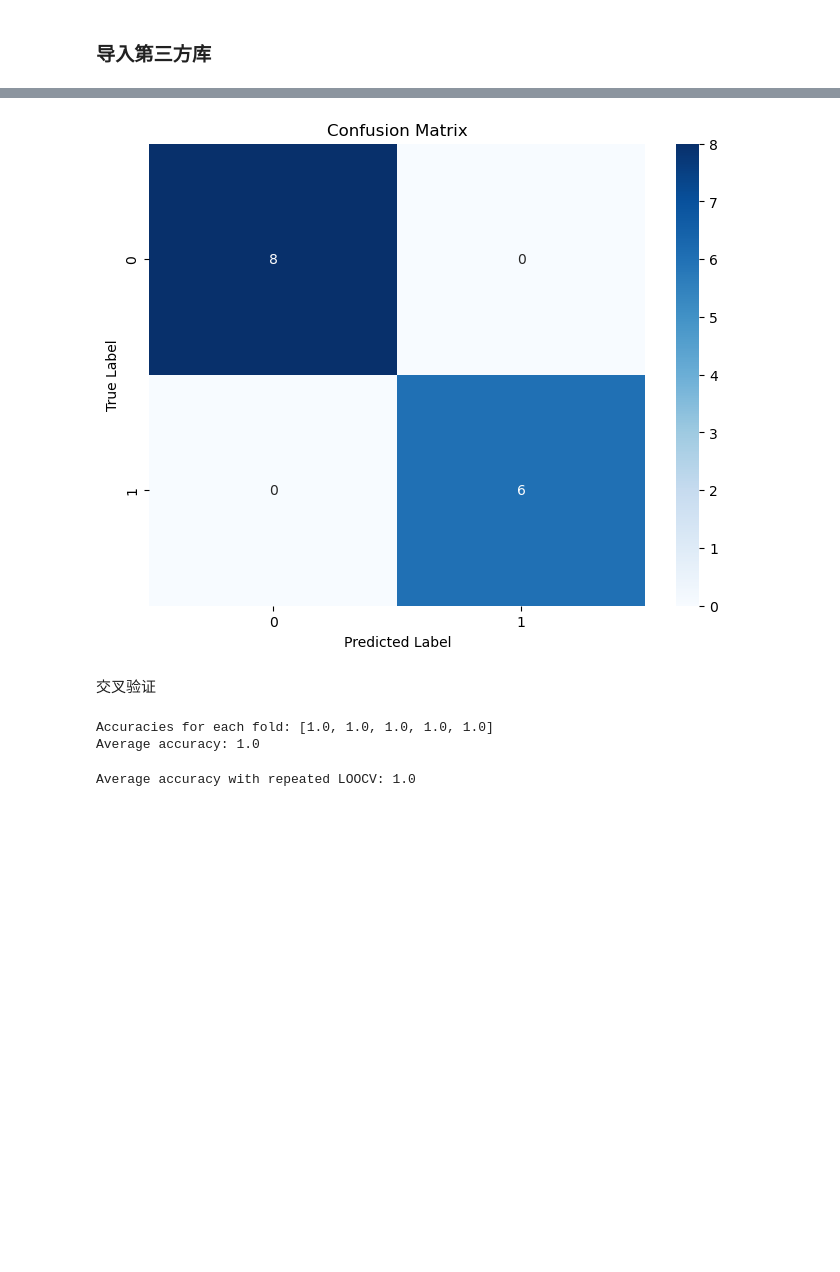
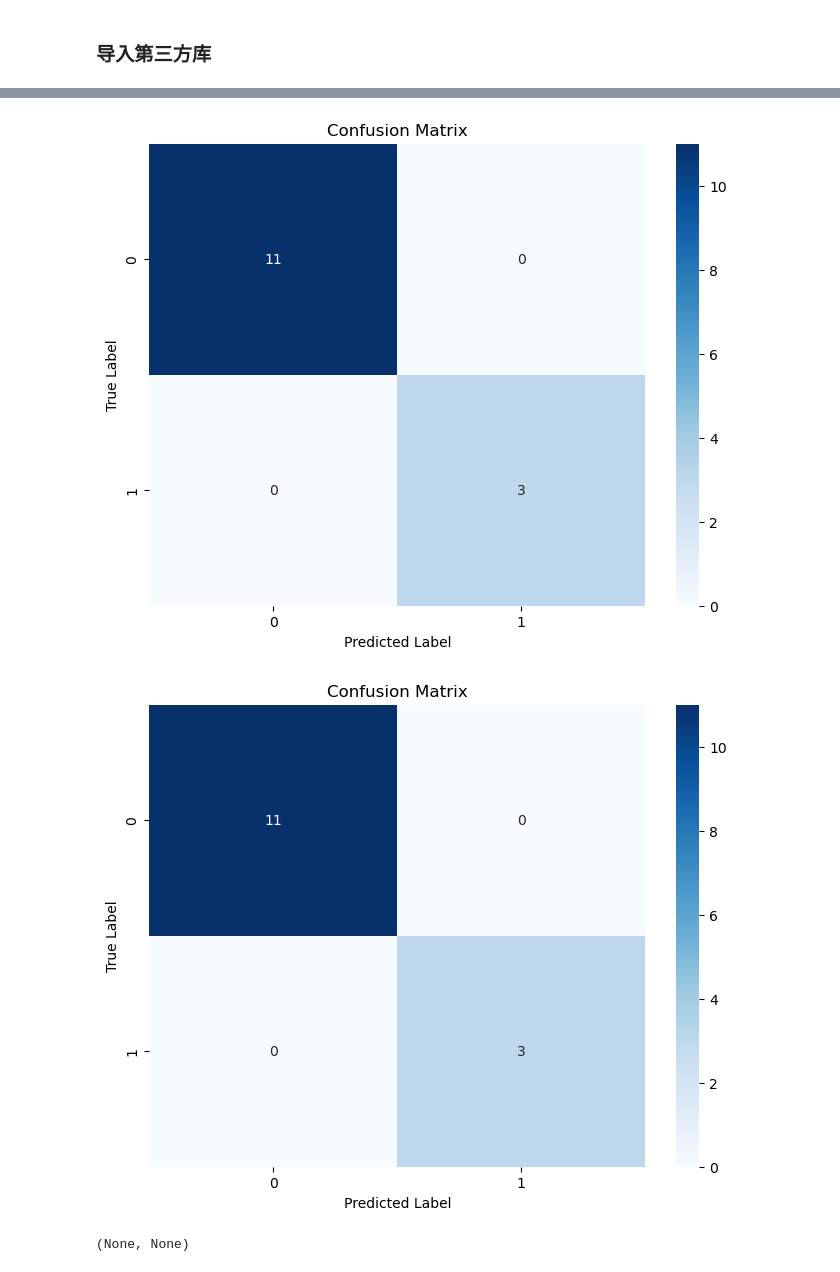
Before and after one commit to 17ayyy/Problem_2022C, a Jupyter notebook: code/GlassClassifyRule.ipynb, the cells around one changed output, grey strips where cells are left out. Cells and saved outputs as stored; diff of their text form; code cells hidden in the pictures; blank space fills up the shorter version.

```diff
--- a/code/GlassClassifyRule.ipynb
+++ b/code/GlassClassifyRule.ipynb
@@ -74,0 +51,5 @@ feature_coefficients
+# %%
+# 未风化 决策树模型
+X_train_nw, X_test_nw, y_train_nw, y_test_nw, names_nw = GetDate(dateGlass_not_wind)
+clf_nw, y_pred_nw, rules_nw = DecisionTreeClassify(X_train_nw, y_train_nw, X_test_nw,names_nw)
+print(rules_nw)
@@ -74,0 +61,5 @@ feature_coefficients
+# %%
+# 风化 决策树模型
+X_train_w, X_test_w, y_train_w, y_test_w, names_w = GetDate(dateGlass_wind)
+clf_w, y_pred_w, rules_w = DecisionTreeClassify(X_train_w, y_train_w, X_test_w,names_w)
+print(rules_w)
@@ -98,48 +91,20 @@ modelEstValueDf
 # %%
-# 生成混淆矩阵热力图
-import seaborn as sns
-import matplotlib.pyplot as plt
-
-# 绘制混淆矩阵
-plt.figure(figsize=(8, 6))
-sns.heatmap(conf_matrix, annot=True, fmt='d', cmap='Blues')
-plt.xlabel('Predicted Label')
-plt.ylabel('True Label')
-plt.title('Confusion Matrix')
-plt.show()
+def plot_conf_matrix(conf_matrix):
+    # 绘制混淆矩阵
+    plt.figure(figsize=(8, 6))
+    sns.heatmap(conf_matrix, annot=True, fmt='d', cmap='Blues')
+    plt.xlabel('Predicted Label')
+    plt.ylabel('True Label')
+    plt.title('Confusion Matrix')
+    plt.show()
-# %% [output]
-[figure, removed]
-# %% [markdown]
-交叉验证
-# %%
-# 使用分层抽样的K折交叉验证
-from sklearn.model_selection import StratifiedKFold
-skf = StratifiedKFold(n_splits=5)
-fold_accuracies = []
-
-for train_index, test_index in skf.split(date_x, date_y):
-
-    X_train, X_test = date_x[train_index], date_x[test_index]
-    y_train, y_test = date_y[train_index], date_y[test_index]
-
-    logistic_regression.fit(X_train, y_train)
-    y_pred = logistic_regression.predict(X_test)
-    fold_accuracy = accuracy_score(y_test, y_pred)
-
-    fold_accuracies.append(fold_accuracy)
-
-# 打印每个折的准确率和平均准确率
-print("Accuracies for each fold:", fold_accuracies)
-print("Average accuracy:", sum(fold_accuracies) / len(fold_accuracies))
-# %% [output]
-Accuracies for each fold: [1.0, 1.0, 1.0, 1.0, 1.0]
-Average accuracy: 1.0
-# %%
-# 使用留一法进行验证
-# 重复10次留一法交叉验证
-from sklearn.model_selection import KFold
-
-scores = cross_val_score(logistic_regression, date_x, date_y, cv=KFold(n_splits=10, shuffle=True, random_state=1), scoring='accuracy')
-print("Average accuracy with repeated LOOCV:", scores.mean())
-# %% [output]
-Average accuracy with repeated LOOCV: 1.0
+# %%
+# 计算未风化 决策树模型的评价指标
+conf_matrix_nw, modelEstValueDf_nw = evalTreeModel(y_test_nw,y_pred_nw)
+# 计算风化 决策树模型的评价指标
+conf_matrix_w, modelEstValueDf_w = evalTreeModel(y_test_w,y_pred_w)
+# %%
+plot_conf_matrix(conf_matrix_nw),plot_conf_matrix(conf_matrix_w)
+# %% [output]
+[figure, added]
+[figure, added]
+(None, None)
```
Also changed, not shown: parts of 23 cells of this notebook.
